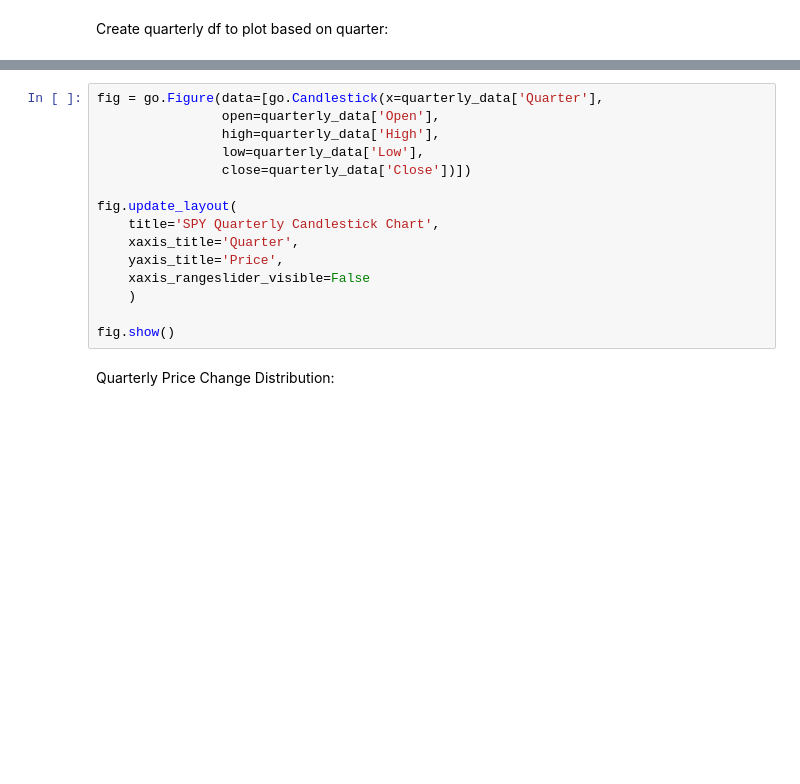
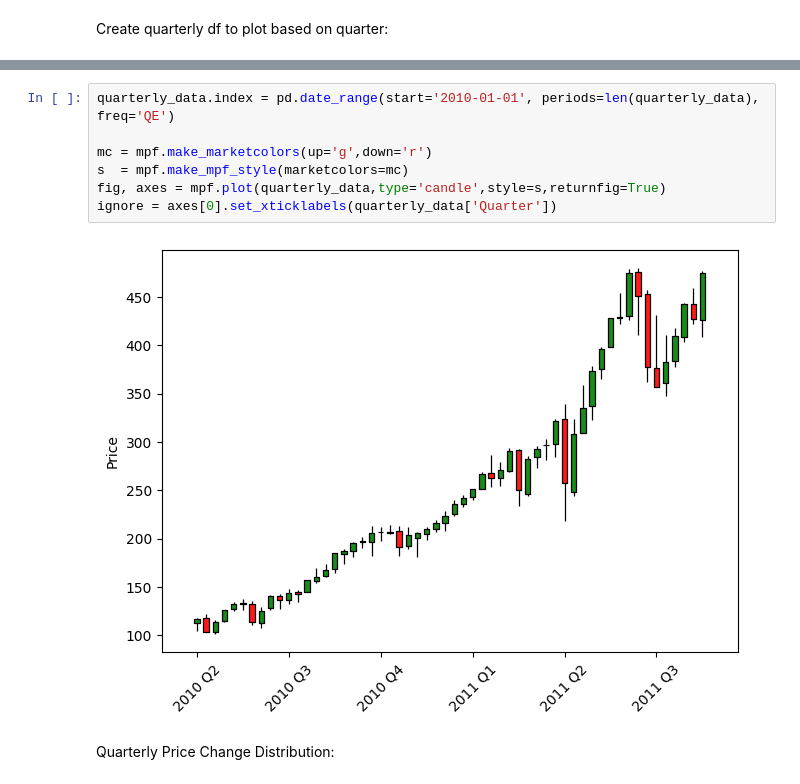
Before and after one commit to OWurst/PittCoin, a Jupyter notebook: expanded_datagathering/Historical_SPY_Exploration.ipynb, the cells around one changed output, grey strips where cells are left out. Saved outputs shown, nothing was run; the diff lists cells and outputs as text; blank space fills up the shorter version.

Commit message:
fix candlesticks

```diff
--- a/expanded_datagathering/Historical_SPY_Exploration.ipynb
+++ b/expanded_datagathering/Historical_SPY_Exploration.ipynb
@@ -63,21 +66,15 @@ quarterly_data.tail(2)
 |  | Quarter | Open | High | Low | Close | Volume | Price Change | Price Change % |
 | 54 | 2023 Q3 | 442.920013 | 459.440002 | 422.290009 | 427.480011 | 4718070300 | -22.23999 | -4.923921 |
 | 55 | 2023 Q4 | 426.619995 | 477.549988 | 409.209991 | 475.309998 | 5142218400 | 27.76004 | 6.201758 |
-# %%
-fig = go.Figure(data=[go.Candlestick(x=quarterly_data['Quarter'],
-                open=quarterly_data['Open'],
-                high=quarterly_data['High'],
-                low=quarterly_data['Low'],
-                close=quarterly_data['Close'])])
-
-fig.update_layout(
-    title='SPY Quarterly Candlestick Chart',
-    xaxis_title='Quarter',
-    yaxis_title='Price',
-    xaxis_rangeslider_visible=False
-    )
-
-fig.show()
+# %%
+quarterly_data.index = pd.date_range(start='2010-01-01', periods=len(quarterly_data), freq='QE')
+
+mc = mpf.make_marketcolors(up='g',down='r')
+s  = mpf.make_mpf_style(marketcolors=mc)
+fig, axes = mpf.plot(quarterly_data,type='candle',style=s,returnfig=True)
+ignore = axes[0].set_xticklabels(quarterly_data['Quarter'])
+# %% [output]
+[figure, added]
 # %% [markdown]
 Quarterly Price Change Distribution:
 # %%
```
Also changed, not shown: parts of 1 cell of this notebook, 1 other file.
